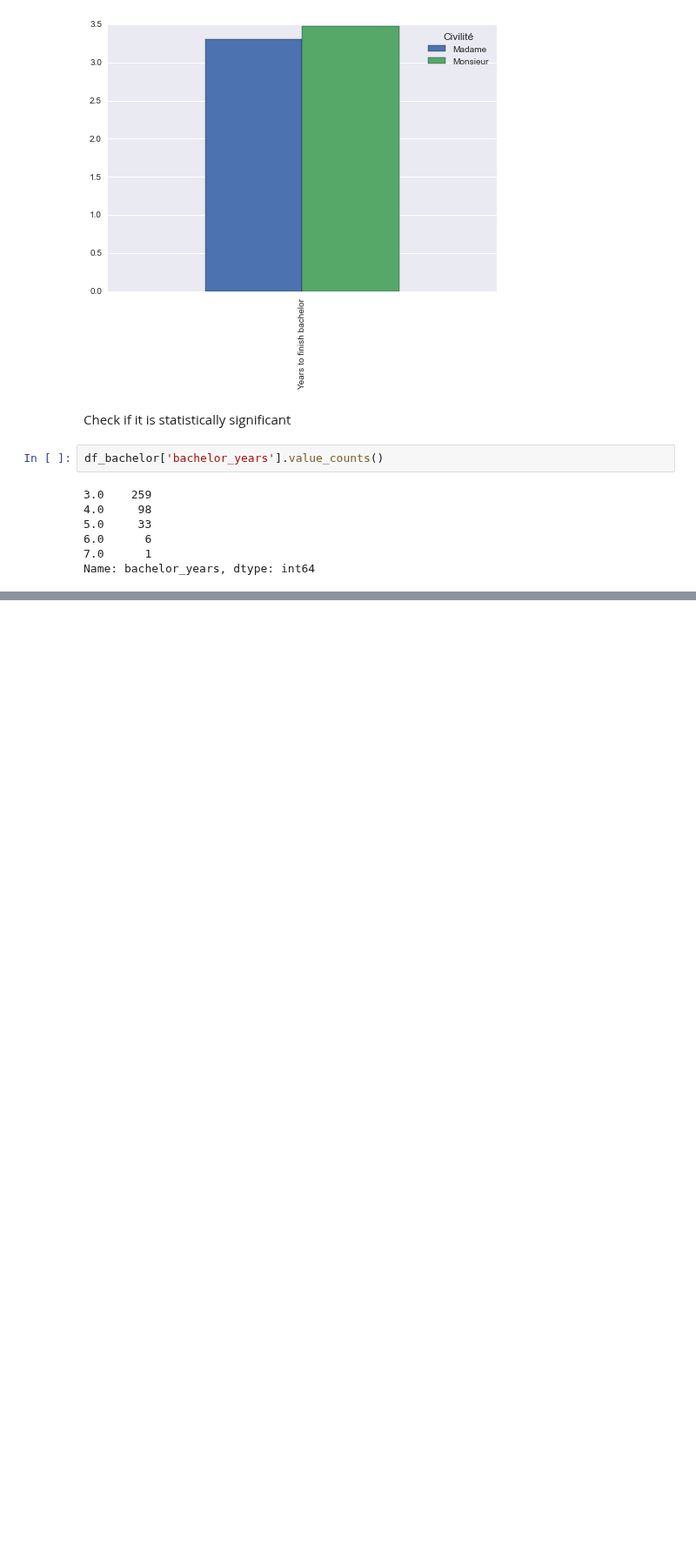
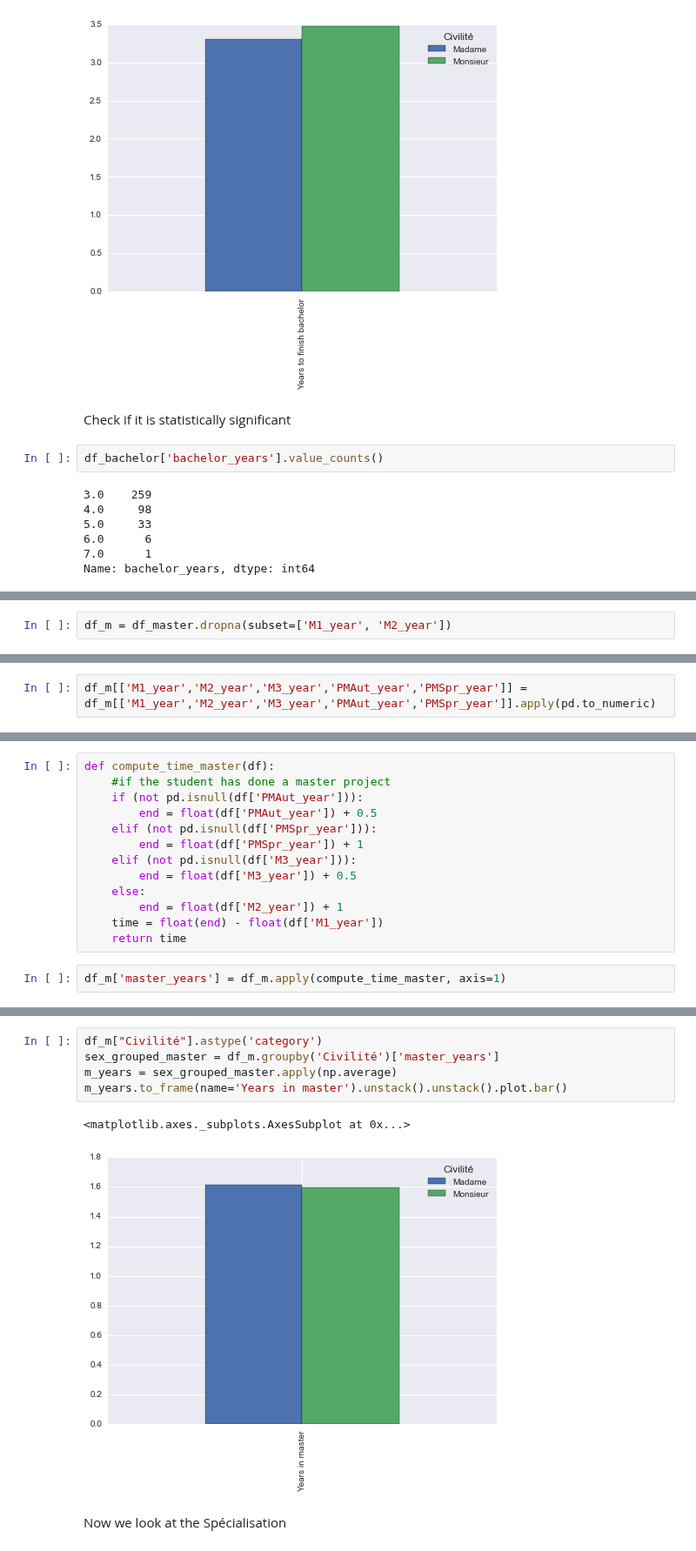
Before and after one commit to semplea/adaepfl-hw, a Jupyter notebook: 02 - Data from the Web/data_mining.ipynb, the cells around one changed output, grey strips where cells are left out. Shown at 87% size. Saved outputs shown, nothing was run; the diff lists cells and outputs as text; blank space fills up the shorter version.

```diff
--- a/02 - Data from the Web/data_mining.ipynb
+++ b/02 - Data from the Web/data_mining.ipynb
@@ -297,0 +346,2 @@ Name: bachelor_years, dtype: int64
+# %%
+df_m = df_master.dropna(subset=['M1_year', 'M2_year'])
@@ -297,0 +374,2 @@ Name: bachelor_years, dtype: int64
+# %%
+df_m[['M1_year','M2_year','M3_year','PMAut_year','PMSpr_year']] = df_m[['M1_year','M2_year','M3_year','PMAut_year','PMSpr_year']].apply(pd.to_numeric)
@@ -297,0 +404,15 @@ Name: bachelor_years, dtype: int64
+# %%
+def compute_time_master(df):
+    #if the student has done a master project
+    if (not pd.isnull(df['PMAut_year'])):
+        end = float(df['PMAut_year']) + 0.5
+    elif (not pd.isnull(df['PMSpr_year'])):
+        end = float(df['PMSpr_year']) + 1
+    elif (not pd.isnull(df['M3_year'])):
+        end = float(df['M3_year']) + 0.5
+    else:
+        end = float(df['M2_year']) + 1
+    time = float(end) - float(df['M1_year'])
+    return time
+# %%
+df_m['master_years'] = df_m.apply(compute_time_master, axis=1)
@@ -297,0 +447,10 @@ Name: bachelor_years, dtype: int64
+# %%
+df_m["Civilité"].astype('category')
+sex_grouped_master = df_m.groupby('Civilité')['master_years']
+m_years = sex_grouped_master.apply(np.average)
+m_years.to_frame(name='Years in master').unstack().unstack().plot.bar()
+# %% [output]
+<matplotlib.axes._subplots.AxesSubplot at 0x...>
+[figure, added]
+# %% [markdown]
+Now we look at the Spécialisation
```
Also changed, not shown: parts of 18 cells of this notebook.
